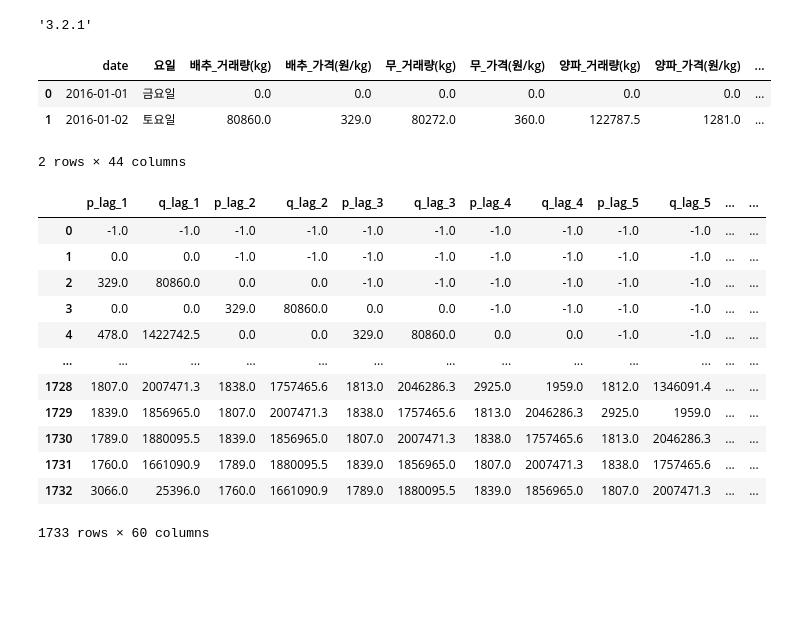
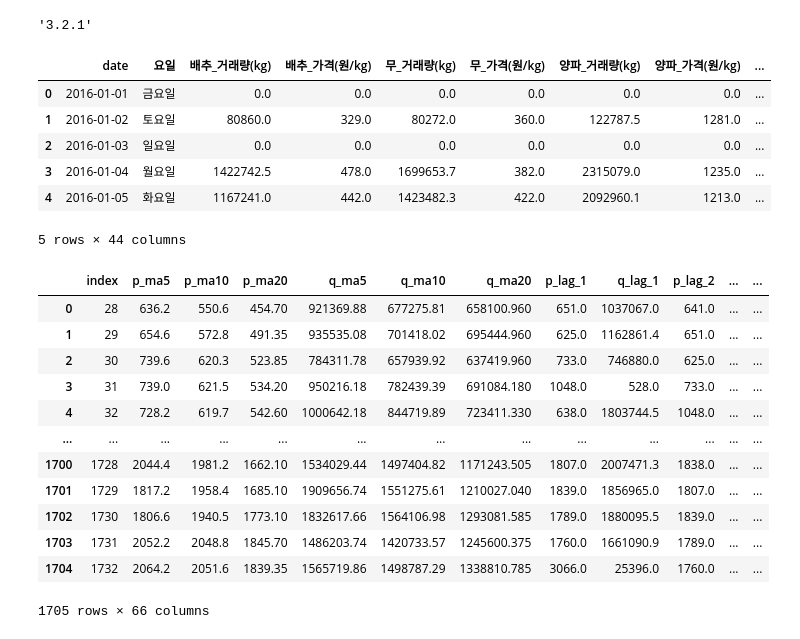
Before and after one commit to gyubok-lee/timeseries, a Jupyter notebook: expect.ipynb, the cells around one changed output. Drawn from its saved outputs; the diff is of its cells as text; code cells hidden in the pictures; blank space fills up the shorter version.

```diff
--- a/expect.ipynb
+++ b/expect.ipynb
@@ -17,6 +17,16 @@ warnings.filterwarnings(action='ignore')
 path = './data/public_data/'
 # %%
 def preprocessing(temp_df, pum, len_lag) :
+
+    # 이동평균(5일,10일,20일) 추가
+    temp_df['p_ma5'] = temp_df[f'{pum}_가격(원/kg)'].rolling(window=5).mean().fillna(0)
+    temp_df['p_ma10'] = temp_df[f'{pum}_가격(원/kg)'].rolling(window=10).mean().fillna(0)
+    temp_df['p_ma20'] = temp_df[f'{pum}_가격(원/kg)'].rolling(window=20).mean().fillna(0)
+
+    temp_df['q_ma5'] = temp_df[f'{pum}_거래량(kg)'].rolling(window=5).mean().fillna(0)
+    temp_df['q_ma10'] = temp_df[f'{pum}_거래량(kg)'].rolling(window=10).mean().fillna(0)
+    temp_df['q_ma20'] = temp_df[f'{pum}_거래량(kg)'].rolling(window=20).mean().fillna(0)
+
     # p_lag, q_lag 추가
     for lag in range(1,len_lag+1) :
         temp_df[f'p_lag_{lag}'] = -1
@@ -25,9 +35,6 @@ def preprocessing(temp_df, pum, len_lag) :
             temp_df.loc[index, f'p_lag_{lag}'] = temp_df[f'{pum}_가격(원/kg)'][index-lag] #1일전, 2일전, ... 가격을 feature로 추가
             temp_df.loc[index, f'q_lag_{lag}'] = temp_df[f'{pum}_거래량(kg)'][index-lag] #1일전, 2일전, ... 거래량을 feature로 추가
 
-    # month 추가
-    temp_df['date'] = pd.to_datetime(temp_df['date'])
-    temp_df['month'] = temp_df['date'].dt.month
 
     # 예측 대상(1w,2w,4w) 추가
     for week in ['1_week','2_week','4_week'] :
@@ -43,33 +50,34 @@ def preprocessing(temp_df, pum, len_lag) :
     return temp_df
 # %%
 train = pd.read_csv(path +'train.csv')
-train.head(2)
+train.head(5)
 # %% [output]
 |  | date | 요일 | 배추_거래량(kg) | 배추_가격(원/kg) | 무_거래량(kg) | 무_가격(원/kg) | 양파_거래량(kg) | 양파_가격(원/kg) | ... |
 | 0 | 2016-01-01 | 금요일 | 0.0 | 0.0 | 0.0 | 0.0 | 0.0 | 0.0 | ... |
 | 1 | 2016-01-02 | 토요일 | 80860.0 | 329.0 | 80272.0 | 360.0 | 122787.5 | 1281.0 | ... |
+| 2 | 2016-01-03 | 일요일 | 0.0 | 0.0 | 0.0 | 0.0 | 0.0 | 0.0 | ... |
+| 3 | 2016-01-04 | 월요일 | 1422742.5 | 478.0 | 1699653.7 | 382.0 | 2315079.0 | 1235.0 | ... |
+| 4 | 2016-01-05 | 화요일 | 1167241.0 | 442.0 | 1423482.3 | 422.0 | 2092960.1 | 1213.0 | ... |
-2 rows × 44 columns
+5 rows × 44 columns
 # %%
 # preprocessing 함수 예시
-'''
 pum = '배추'
 temp_df = train[['date',f'{pum}_거래량(kg)', f'{pum}_가격(원/kg)']]
 preprocessing(temp_df, pum, len_lag=28)
-'''
 # %% [output]
-|  | p_lag_1 | q_lag_1 | p_lag_2 | q_lag_2 | p_lag_3 | q_lag_3 | p_lag_4 | q_lag_4 | p_lag_5 | q_lag_5 | ... | ... |
-| 0 | -1.0 | -1.0 | -1.0 | -1.0 | -1.0 | -1.0 | -1.0 | -1.0 | -1.0 | -1.0 | ... | ... |
-| 1 | 0.0 | 0.0 | -1.0 | -1.0 | -1.0 | -1.0 | -1.0 | -1.0 | -1.0 | -1.0 | ... | ... |
-| 2 | 329.0 | 80860.0 | 0.0 | 0.0 | -1.0 | -1.0 | -1.0 | -1.0 | -1.0 | -1.0 | ... | ... |
-| 3 | 0.0 | 0.0 | 329.0 | 80860.0 | 0.0 | 0.0 | -1.0 | -1.0 | -1.0 | -1.0 | ... | ... |
-| 4 | 478.0 | 1422742.5 | 0.0 | 0.0 | 329.0 | 80860.0 | 0.0 | 0.0 | -1.0 | -1.0 | ... | ... |
+|  | index | p_ma5 | p_ma10 | p_ma20 | q_ma5 | q_ma10 | q_ma20 | p_lag_1 | q_lag_1 | p_lag_2 | ... | ... |
+| 0 | 28 | 636.2 | 550.6 | 454.70 | 921369.88 | 677275.81 | 658100.960 | 651.0 | 1037067.0 | 641.0 | ... | ... |
+| 1 | 29 | 654.6 | 572.8 | 491.35 | 935535.08 | 701418.02 | 695444.960 | 625.0 | 1162861.4 | 651.0 | ... | ... |
+| 2 | 30 | 739.6 | 620.3 | 523.85 | 784311.78 | 657939.92 | 637419.960 | 733.0 | 746880.0 | 625.0 | ... | ... |
+| 3 | 31 | 739.0 | 621.5 | 534.20 | 950216.18 | 782439.39 | 691084.180 | 1048.0 | 528.0 | 733.0 | ... | ... |
+| 4 | 32 | 728.2 | 619.7 | 542.60 | 1000642.18 | 844719.89 | 723411.330 | 638.0 | 1803744.5 | 1048.0 | ... | ... |
 | ... | ... | ... | ... | ... | ... | ... | ... | ... | ... | ... | ... | ... |
-| 1728 | 1807.0 | 2007471.3 | 1838.0 | 1757465.6 | 1813.0 | 2046286.3 | 2925.0 | 1959.0 | 1812.0 | 1346091.4 | ... | ... |
-| 1729 | 1839.0 | 1856965.0 | 1807.0 | 2007471.3 | 1838.0 | 1757465.6 | 1813.0 | 2046286.3 | 2925.0 | 1959.0 | ... | ... |
-| 1730 | 1789.0 | 1880095.5 | 1839.0 | 1856965.0 | 1807.0 | 2007471.3 | 1838.0 | 1757465.6 | 1813.0 | 2046286.3 | ... | ... |
-| 1731 | 1760.0 | 1661090.9 | 1789.0 | 1880095.5 | 1839.0 | 1856965.0 | 1807.0 | 2007471.3 | 1838.0 | 1757465.6 | ... | ... |
-| 1732 | 3066.0 | 25396.0 | 1760.0 | 1661090.9 | 1789.0 | 1880095.5 | 1839.0 | 1856965.0 | 1807.0 | 2007471.3 | ... | ... |
+| 1700 | 1728 | 2044.4 | 1981.2 | 1662.10 | 1534029.44 | 1497404.82 | 1171243.505 | 1807.0 | 2007471.3 | 1838.0 | ... | ... |
+| 1701 | 1729 | 1817.2 | 1958.4 | 1685.10 | 1909656.74 | 1551275.61 | 1210027.040 | 1839.0 | 1856965.0 | 1807.0 | ... | ... |
+| 1702 | 1730 | 1806.6 | 1940.5 | 1773.10 | 1832617.66 | 1564106.98 | 1293081.585 | 1789.0 | 1880095.5 | 1839.0 | ... | ... |
+| 1703 | 1731 | 2052.2 | 2048.8 | 1845.70 | 1486203.74 | 1420733.57 | 1245600.375 | 1760.0 | 1661090.9 | 1789.0 | ... | ... |
+| 1704 | 1732 | 2064.2 | 2051.6 | 1839.35 | 1565719.86 | 1498787.29 | 1338810.785 | 3066.0 | 25396.0 | 1760.0 | ... | ... |
-1733 rows × 60 columns
+1705 rows × 66 columns
 # %%
 def nmae(week_answer, week_submission):
     answer = week_answer#.to_numpy()
```
Also changed, not shown: parts of 3 cells of this notebook.
